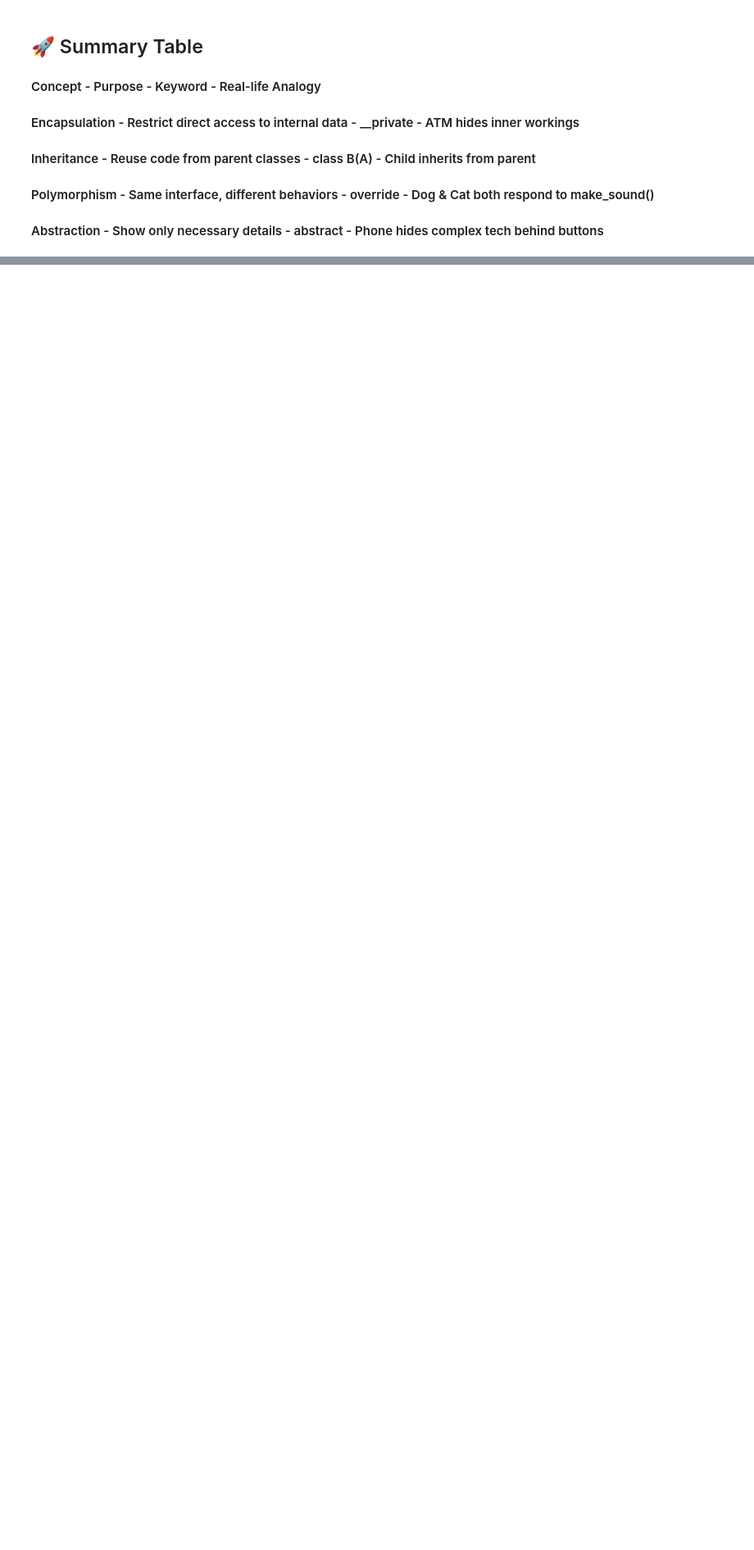
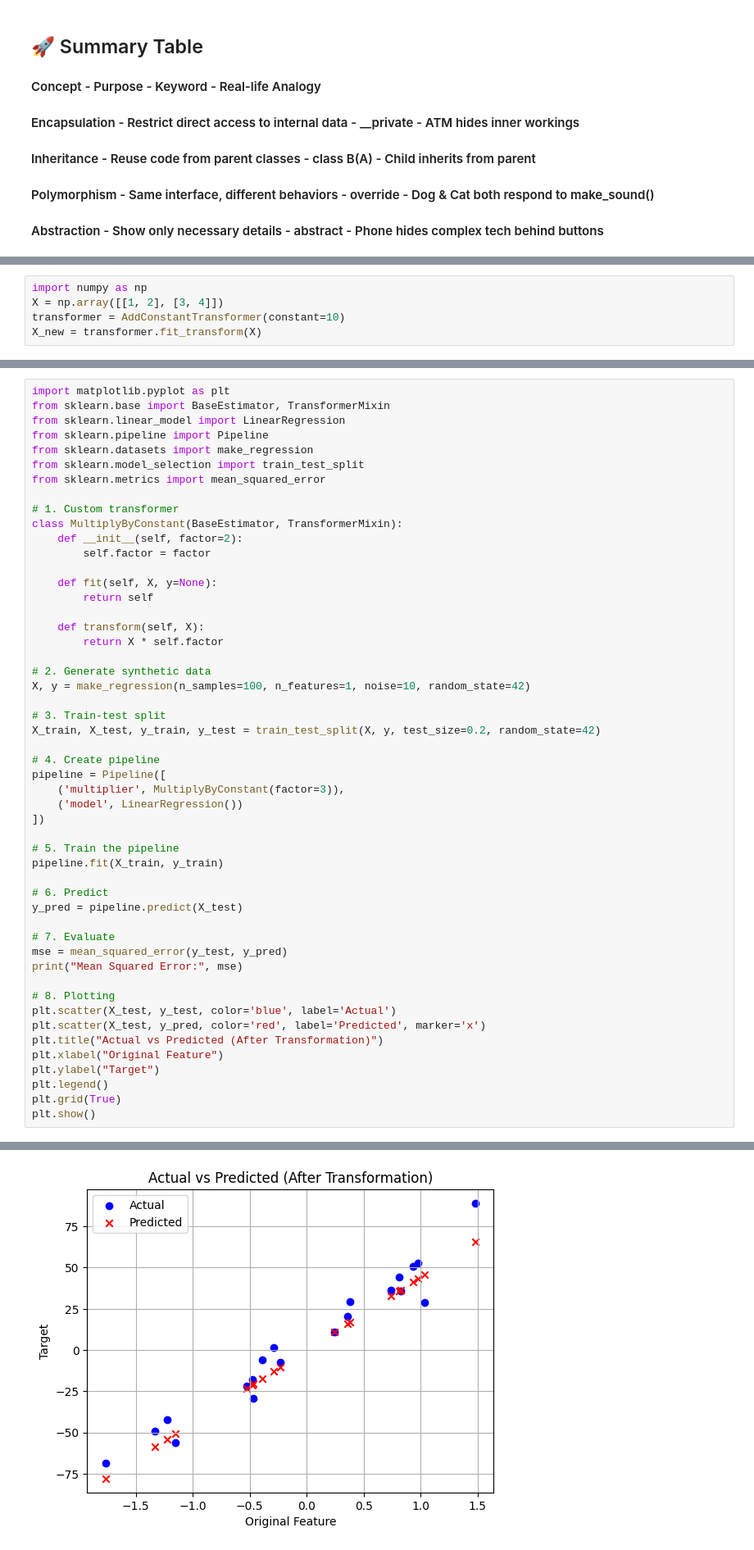
Before and after one commit to KabiraKabira7/phase3_notebooks, a Jupyter notebook: oop&sklearn.ipynb, the cells around one changed output, grey strips where cells are left out. Shown at 82% size. Saved outputs shown, nothing was run; the diff lists cells and outputs as text; blank space fills up the shorter version.

```diff
--- a/oop&sklearn.ipynb
+++ b/oop&sklearn.ipynb
@@ -325,0 +514,5 @@ class Motorcycle(Vehicle):
+# %%
+import numpy as np
+X = np.array([[1, 2], [3, 4]])
+transformer = AddConstantTransformer(constant=10)
+X_new = transformer.fit_transform(X)
@@ -325,0 +598,52 @@ class Motorcycle(Vehicle):
+# %%
+import matplotlib.pyplot as plt
+from sklearn.base import BaseEstimator, TransformerMixin
+from sklearn.linear_model import LinearRegression
+from sklearn.pipeline import Pipeline
+from sklearn.datasets import make_regression
+from sklearn.model_selection import train_test_split
+from sklearn.metrics import mean_squared_error
+
+# 1. Custom transformer
+class MultiplyByConstant(BaseEstimator, TransformerMixin):
+    def __init__(self, factor=2):
+        self.factor = factor
+
+    def fit(self, X, y=None):
+        return self
+
+    def transform(self, X):
+        return X * self.factor
+
+# 2. Generate synthetic data
+X, y = make_regression(n_samples=100, n_features=1, noise=10, random_state=42)
+
+# 3. Train-test split
+X_train, X_test, y_train, y_test = train_test_split(X, y, test_size=0.2, random_state=42)
+
+# 4. Create pipeline
+pipeline = Pipeline([
+    ('multiplier', MultiplyByConstant(factor=3)),
+    ('model', LinearRegression())
+])
+
+# 5. Train the pipeline
+pipeline.fit(X_train, y_train)
+
+# 6. Predict
+y_pred = pipeline.predict(X_test)
+
+# 7. Evaluate
+mse = mean_squared_error(y_test, y_pred)
+print("Mean Squared Error:", mse)
+
+# 8. Plotting
+plt.scatter(X_test, y_test, color='blue', label='Actual')
+plt.scatter(X_test, y_pred, color='red', label='Predicted', marker='x')
+plt.title("Actual vs Predicted (After Transformation)")
+plt.xlabel("Original Feature")
+plt.ylabel("Target")
+plt.legend()
+plt.grid(True)
+plt.show()
+# %% [output]
@@ -325,0 +651 @@ class Motorcycle(Vehicle):
+[figure, added]
```
Also changed, not shown: parts of 24 cells of this notebook.
